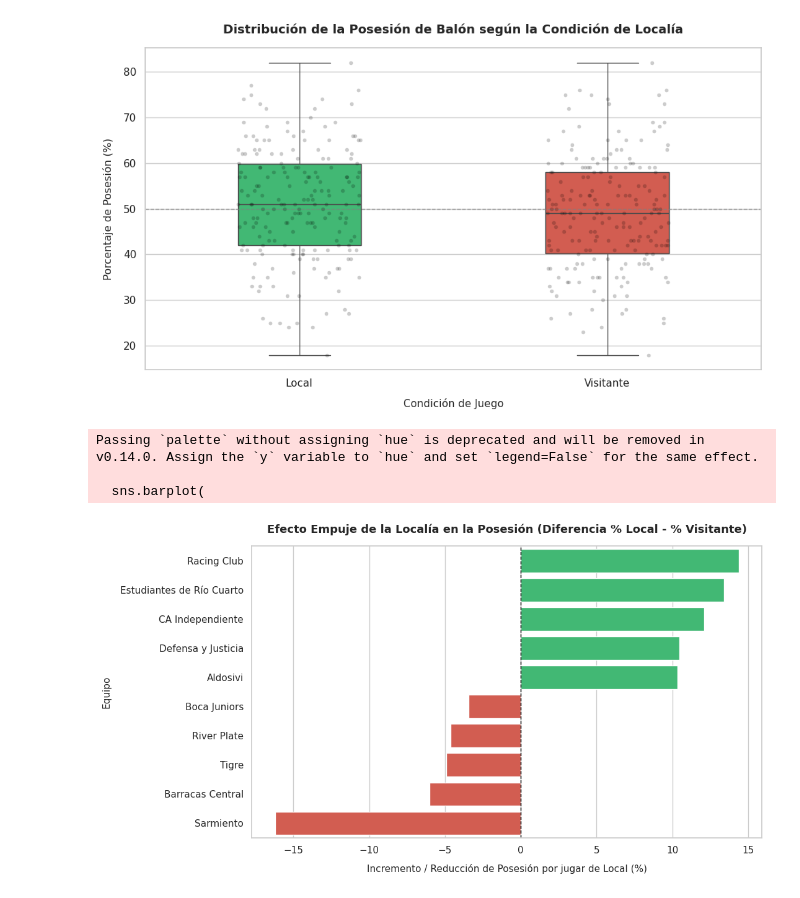
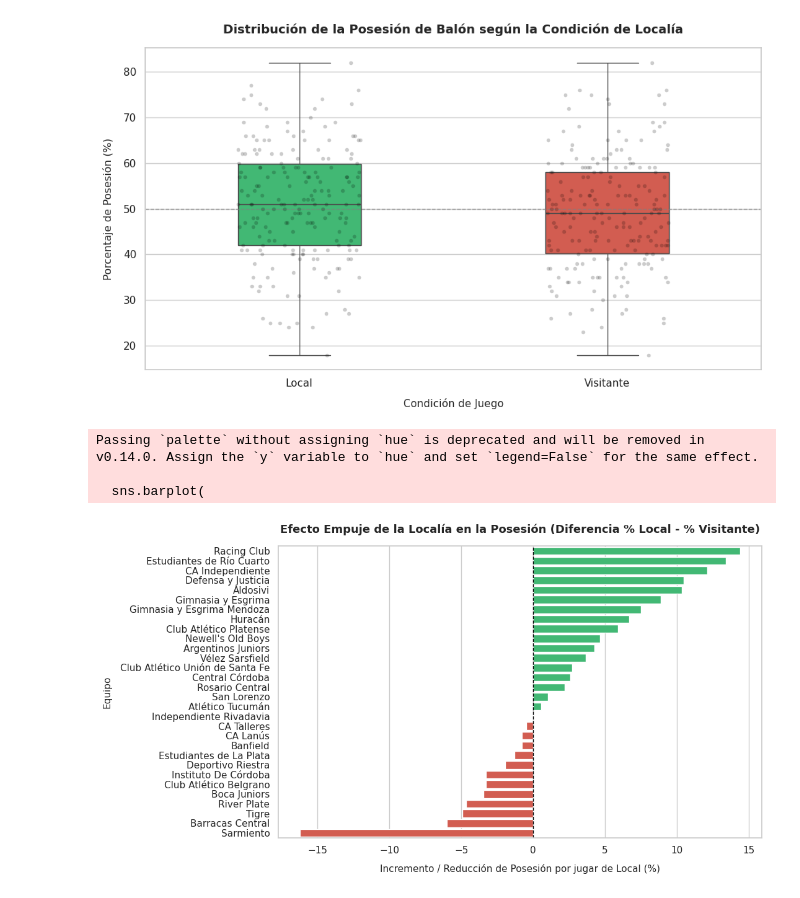
Before and after one commit to santiagoleguizamon10/TP-labo, a Jupyter notebook: NuevomodeloRol3.ipynb, the cells around one changed output. Saved outputs shown, nothing was run; the diff lists cells and outputs as text; code cells hidden in the pictures.

```diff
--- a/NuevomodeloRol3.ipynb
+++ b/NuevomodeloRol3.ipynb
@@ -161,32 +167,32 @@ Passing `palette` without assigning `hue` is deprecated and will be removed in v
 # PASO 6: VISUALIZACIÓN AUXILIAR — RANKING DEL "EFECTO EMPUJE" POR CLUB
 # ==============================================================================
 # Justificación: Permite visualizar qué instituciones modifican su actitud de juego
 # al actuar en casa versus las que mantienen una postura táctica rígida.
 # Logro: Gráfico de barras horizontales guardado como 'grafico_auxiliar_efecto_empuje.png'.
 
-top_bottom_efecto = pd.concat([equipos_ordenados.head(5), equipos_ordenados.tail(5)]).reset_index()
+top_bottom_efecto = pd.concat([equipos_ordenados.head(15), equipos_ordenados.tail(15)]).reset_index()
 
 fig2, ax2 = plt.subplots(figsize=(11, 6))
 colors = ['#2ecc71' if val > 0 else '#e74c3c' for val in top_bottom_efecto['Efecto_Localia_Pos']]
 
 sns.barplot(
     data=top_bottom_efecto,
     x='Efecto_Localia_Pos',
     y='Local',
     palette=colors,
     ax=ax2
 )
 
 ax2.set_title('Efecto Empuje de la Localía en la Posesión (Diferencia % Local - % Visitante)', fontsize=13, fontweight='bold', pad=15)
 ax2.set_xlabel('Incremento / Reducción de Posesión por jugar de Local (%)', fontsize=11, labelpad=10)
 ax2.set_ylabel('Equipo', fontsize=11, labelpad=10)
 ax2.axvline(0, color='black', linestyle='--', linewidth=1)
 
 plt.tight_layout()
 plt.savefig('grafico_auxiliar_efecto_empuje.png', dpi=300)
 plt.show()
 # %% [output]
 Passing `palette` without assigning `hue` is deprecated and will be removed in v0.14.0. Assign the `y` variable to `hue` and set `legend=False` for the same effect.
 
   sns.barplot(
-[figure, old version]
+[figure, new version]
```
Also changed, not shown: parts of 3 cells of this notebook.
